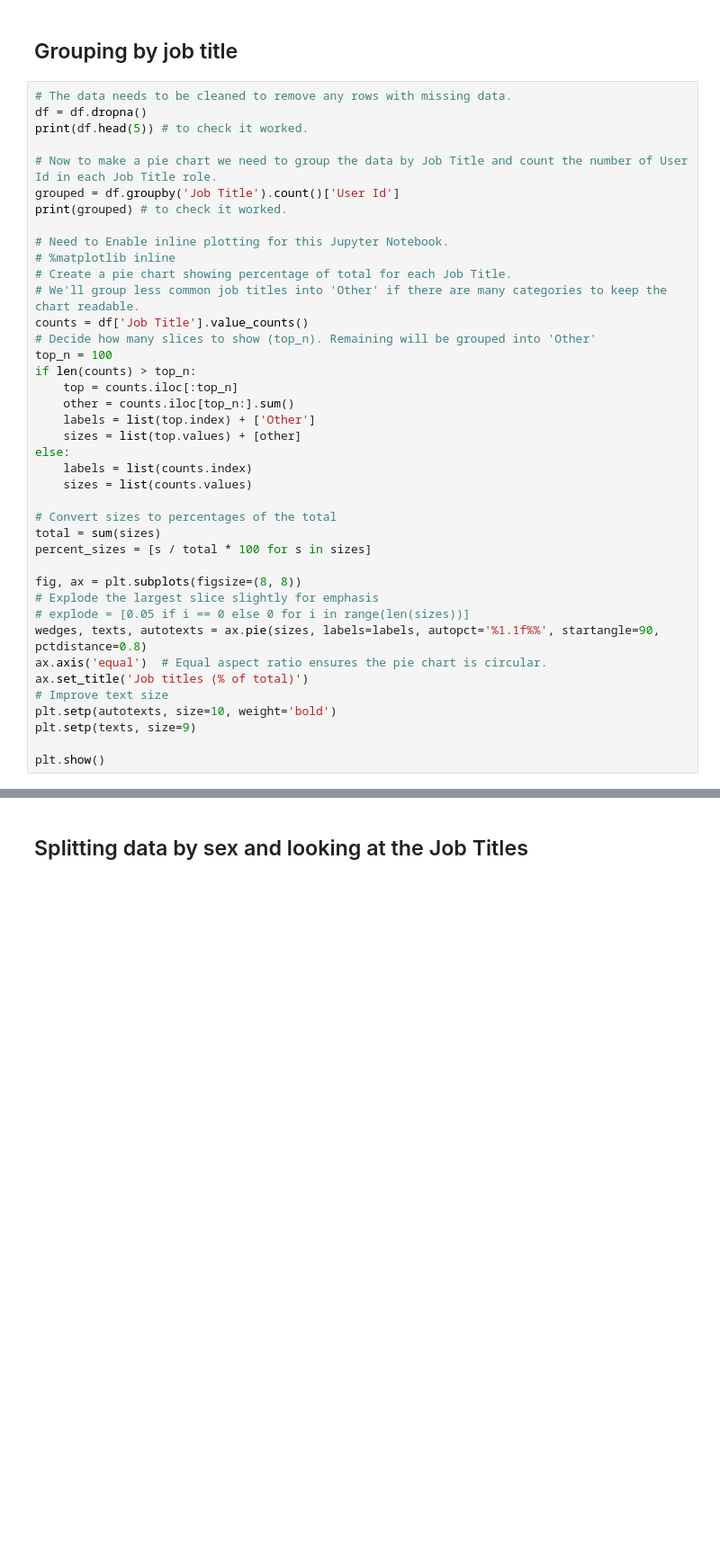
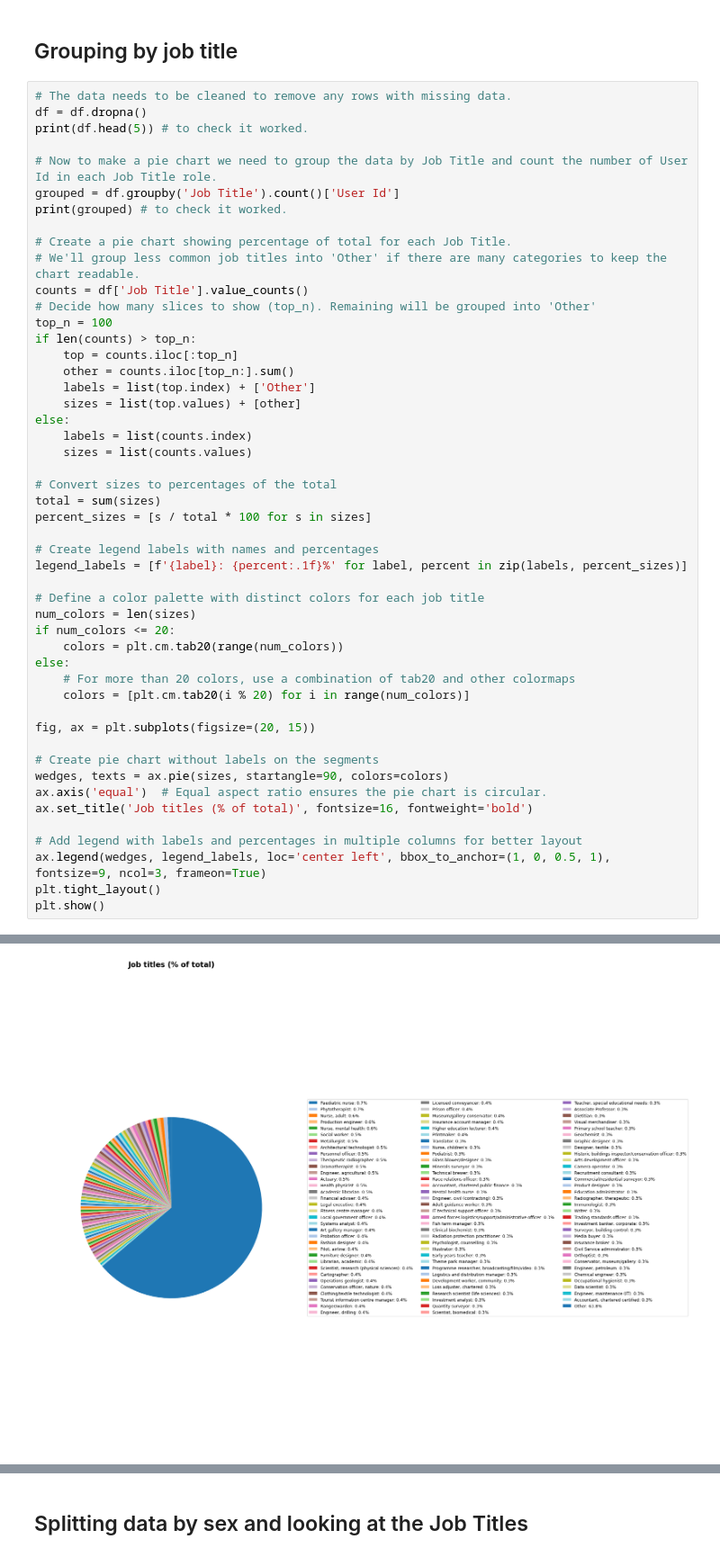
Before and after one commit to KaiiMenai/programming-for-data-analytics, a Jupyter notebook: pfda-assignments/assignment03-pie.ipynb, the cells around one changed output, grey strips where cells are left out. Shown at 90% size. Drawn from its saved outputs; the diff is of its cells as text; blank space fills up the shorter version.

Commit message:
modified the job title pie chart to show a legend and colours for each of the job titles

```diff
--- a/pfda-assignments/assignment03-pie.ipynb
+++ b/pfda-assignments/assignment03-pie.ipynb
@@ -141,8 +207,6 @@ print(df.head(5)) # to check it worked.
 grouped = df.groupby('Job Title').count()['User Id']
 print(grouped) # to check it worked.
 
-# Need to Enable inline plotting for this Jupyter Notebook.
-# %matplotlib inline
 # Create a pie chart showing percentage of total for each Job Title.
 # We'll group less common job titles into 'Other' if there are many categories to keep the chart readable.
 counts = df['Job Title'].value_counts()
@@ -161,14 +225,26 @@ else:
 total = sum(sizes)
 percent_sizes = [s / total * 100 for s in sizes]
 
-fig, ax = plt.subplots(figsize=(8, 8))
-# Explode the largest slice slightly for emphasis
-# explode = [0.05 if i == 0 else 0 for i in range(len(sizes))]
-wedges, texts, autotexts = ax.pie(sizes, labels=labels, autopct='%1.1f%%', startangle=90, pctdistance=0.8)
+# Create legend labels with names and percentages
+legend_labels = [f'{label}: {percent:.1f}%' for label, percent in zip(labels, percent_sizes)]
+
+# Define a color palette with distinct colors for each job title
+num_colors = len(sizes)
+if num_colors <= 20:
+    colors = plt.cm.tab20(range(num_colors))
+else:
+    # For more than 20 colors, use a combination of tab20 and other colormaps
+    colors = [plt.cm.tab20(i % 20) for i in range(num_colors)]
+
+fig, ax = plt.subplots(figsize=(20, 15))
+
+# Create pie chart without labels on the segments
+wedges, texts = ax.pie(sizes, startangle=90, colors=colors)
 ax.axis('equal')  # Equal aspect ratio ensures the pie chart is circular.
-ax.set_title('Job titles (% of total)')
-# Improve text size
-plt.setp(autotexts, size=10, weight='bold')
-plt.setp(texts, size=9)
+ax.set_title('Job titles (% of total)', fontsize=16, fontweight='bold')
 
+# Add legend with labels and percentages in multiple columns for better layout
+ax.legend(wedges, legend_labels, loc='center left', bbox_to_anchor=(1, 0, 0.5, 1), fontsize=9, ncol=3, frameon=True)
+plt.tight_layout()
 plt.show()
+# %% [output]
@@ -174,0 +268 @@ plt.show()
+[figure, added]
```
Also changed, not shown: parts of 10 cells of this notebook.
